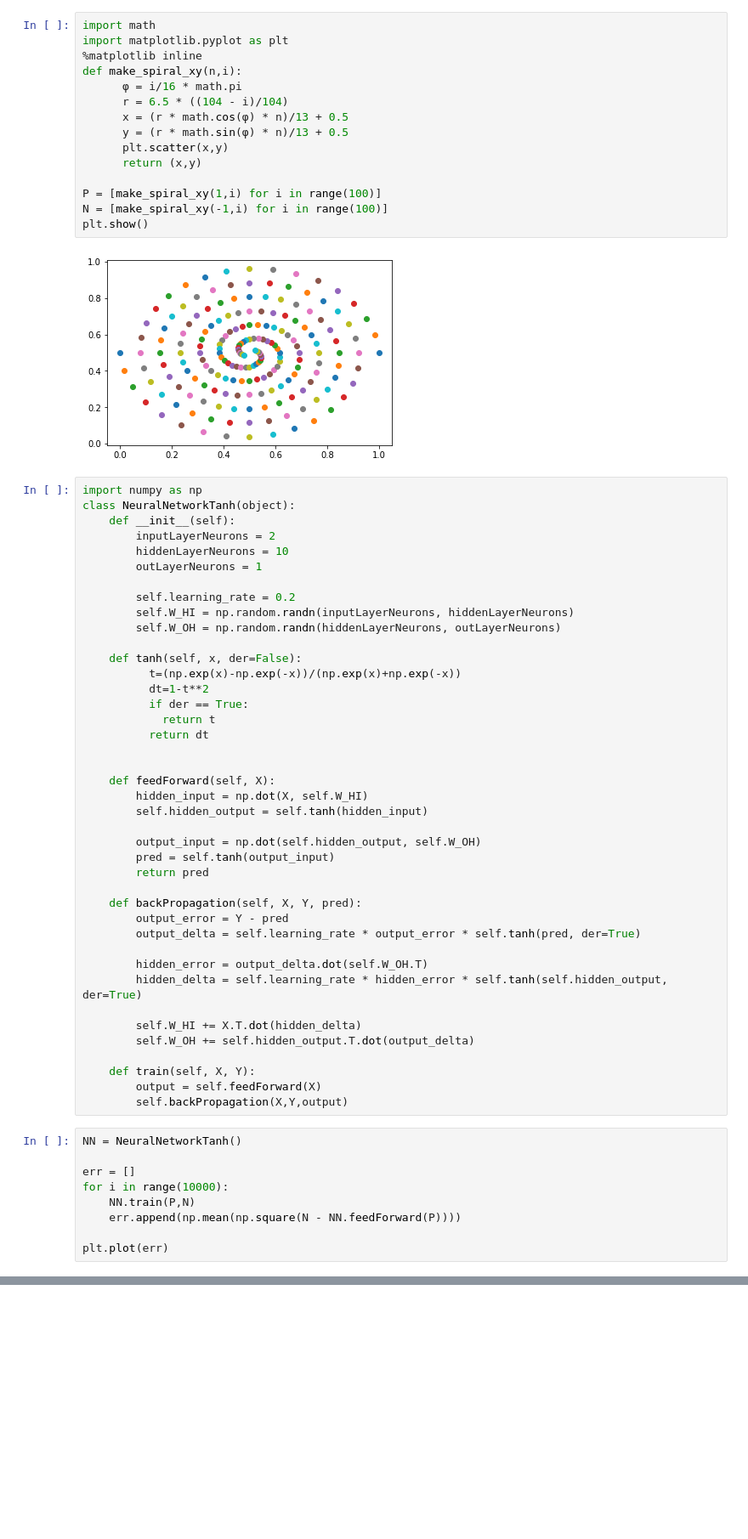
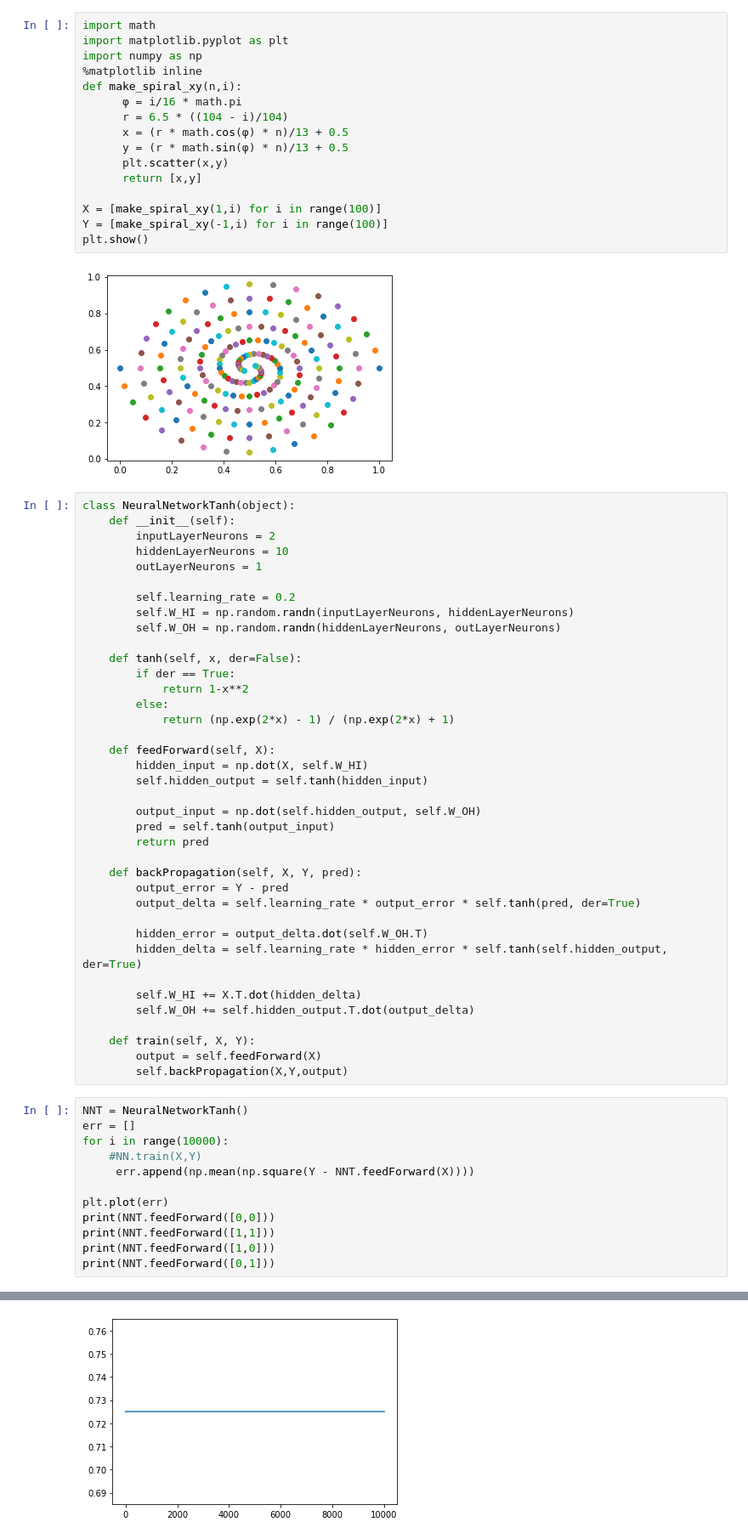
Before and after one commit to SERPENT47/CVPR, a Jupyter notebook: q1.ipynb, the cells around one changed output, grey strips where cells are left out. Shown at 85% size. Cells and saved outputs as stored; diff of their text form; blank space fills up the shorter version.

```diff
--- a/q1.ipynb
+++ b/q1.ipynb
@@ -1,6 +1,7 @@
 # %%
 import math
 import matplotlib.pyplot as plt
+import numpy as np
 %matplotlib inline
 def make_spiral_xy(n,i):
       φ = i/16 * math.pi
@@ -8,15 +9,14 @@ def make_spiral_xy(n,i):
       x = (r * math.cos(φ) * n)/13 + 0.5
       y = (r * math.sin(φ) * n)/13 + 0.5
       plt.scatter(x,y)
-      return (x,y)
+      return [x,y]
 
-P = [make_spiral_xy(1,i) for i in range(100)]
-N = [make_spiral_xy(-1,i) for i in range(100)]
+X = [make_spiral_xy(1,i) for i in range(100)]
+Y = [make_spiral_xy(-1,i) for i in range(100)]
 plt.show()
 # %% [output]
 [figure]
 # %%
-import numpy as np
 class NeuralNetworkTanh(object):
     def __init__(self):
         inputLayerNeurons = 2
@@ -28,12 +28,10 @@ class NeuralNetworkTanh(object):
         self.W_OH = np.random.randn(hiddenLayerNeurons, outLayerNeurons)
 
     def tanh(self, x, der=False):
-          t=(np.exp(x)-np.exp(-x))/(np.exp(x)+np.exp(-x))
-          dt=1-t**2
-          if der == True:
-            return t
-          return dt
-
+        if der == True:
+            return 1-x**2
+        else:
+            return (np.exp(2*x) - 1) / (np.exp(2*x) + 1)
 
     def feedForward(self, X):
         hidden_input = np.dot(X, self.W_HI)
@@ -57,12 +55,15 @@ class NeuralNetworkTanh(object):
         output = self.feedForward(X)
         self.backPropagation(X,Y,output)
 # %%
-NN = NeuralNetworkTanh()
-
+NNT = NeuralNetworkTanh()
 err = []
 for i in range(10000):
-    NN.train(P,N)
-    err.append(np.mean(np.square(N - NN.feedForward(P))))
+    #NN.train(X,Y)
+     err.append(np.mean(np.square(Y - NNT.feedForward(X))))
 
 plt.plot(err)
+print(NNT.feedForward([0,0]))
+print(NNT.feedForward([1,1]))
+print(NNT.feedForward([1,0]))
+print(NNT.feedForward([0,1]))
 # %% [output]
@@ -70,3 +74,4 @@ ValueError: ignored
+[figure, added]
 # %%
 class NeuralNetworkRelu(object):
     def __init__(self):
```
Also changed, not shown: parts of 3 cells of this notebook.
